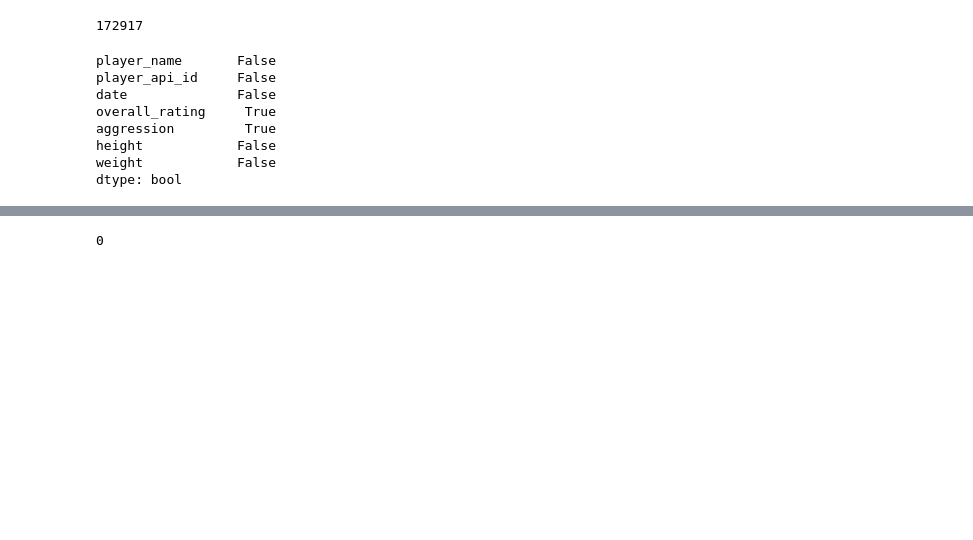
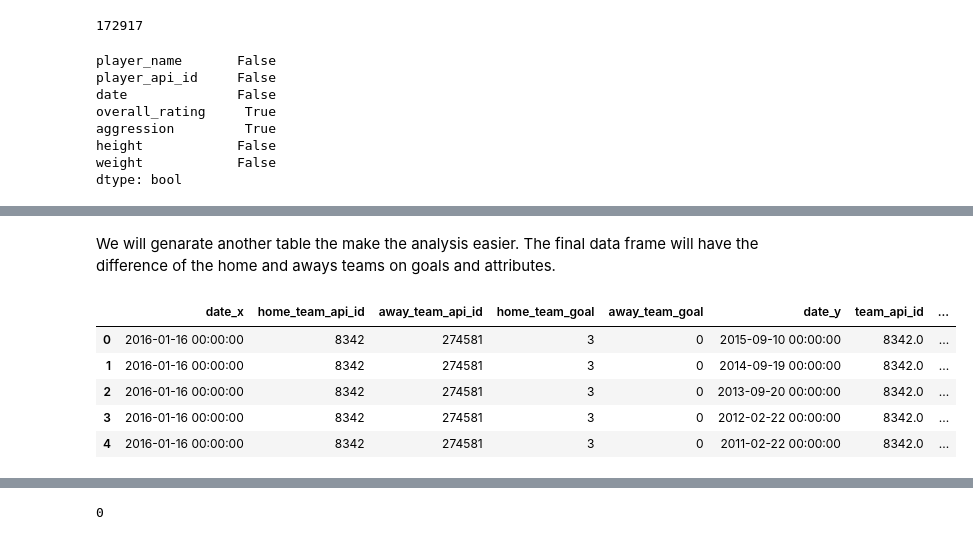
Before and after one commit to uiansol/soccer-data-analysis, a Jupyter notebook: european-soccer-analysis.ipynb, the cells around one changed output, grey strips where cells are left out. Cells and saved outputs as stored; diff of their text form; code cells hidden in the pictures; blank space fills up the shorter version.

```diff
--- a/european-soccer-analysis.ipynb
+++ b/european-soccer-analysis.ipynb
@@ -74,0 +79,11 @@ dtype: bool
+# %%
+match_query = '''
+                SELECT date, home_team_api_id, away_team_api_id, home_team_goal, away_team_goal
+                FROM Match
+                WHERE date like '2016%';
+                '''
+
+with sqlite3.connect('database.sqlite') as con:
+    match = pd.read_sql_query(match_query, con)
+
+match.head()
@@ -74,0 +97,10 @@ dtype: bool
+# %%
+team_query = '''
+                SELECT date, team_api_id, buildUpPlaySpeed, buildUpPlayDribbling, buildUpPlayPassing
+                FROM Team_Attributes ORDER BY date DESC;
+                '''
+
+with sqlite3.connect('database.sqlite') as con:
+    team = pd.read_sql_query(team_query, con)
+
+team.head()
@@ -74,0 +114,12 @@ dtype: bool
+# %% [markdown]
+We will genarate another table the make the analysis easier. The final data frame will have the difference of the home and aways teams on goals and attributes.
+# %%
+temp1 = match.merge(team, left_on='home_team_api_id', right_on='team_api_id', how='left')
+temp1.head()
+# %% [output]
+|  | date_x | home_team_api_id | away_team_api_id | home_team_goal | away_team_goal | date_y | team_api_id | ... |
+| 0 | 2016-01-16 00:00:00 | 8342 | 274581 | 3 | 0 | 2015-09-10 00:00:00 | 8342.0 | ... |
+| 1 | 2016-01-16 00:00:00 | 8342 | 274581 | 3 | 0 | 2014-09-19 00:00:00 | 8342.0 | ... |
+| 2 | 2016-01-16 00:00:00 | 8342 | 274581 | 3 | 0 | 2013-09-20 00:00:00 | 8342.0 | ... |
+| 3 | 2016-01-16 00:00:00 | 8342 | 274581 | 3 | 0 | 2012-02-22 00:00:00 | 8342.0 | ... |
+| 4 | 2016-01-16 00:00:00 | 8342 | 274581 | 3 | 0 | 2011-02-22 00:00:00 | 8342.0 | ... |
```
Also changed, not shown: parts of 22 cells of this notebook.
